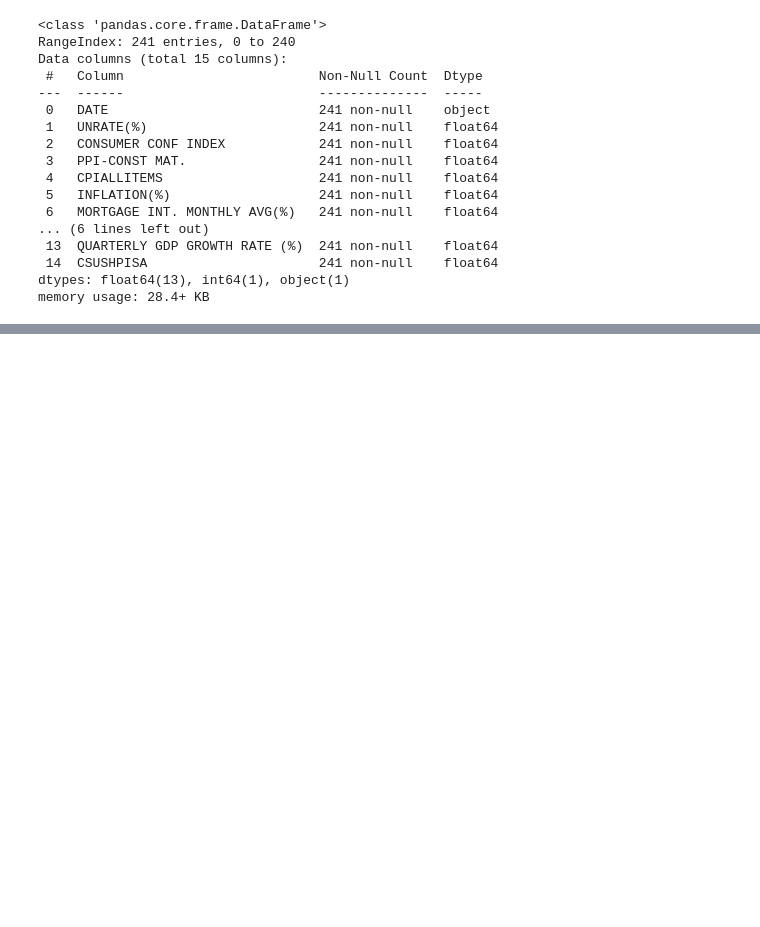
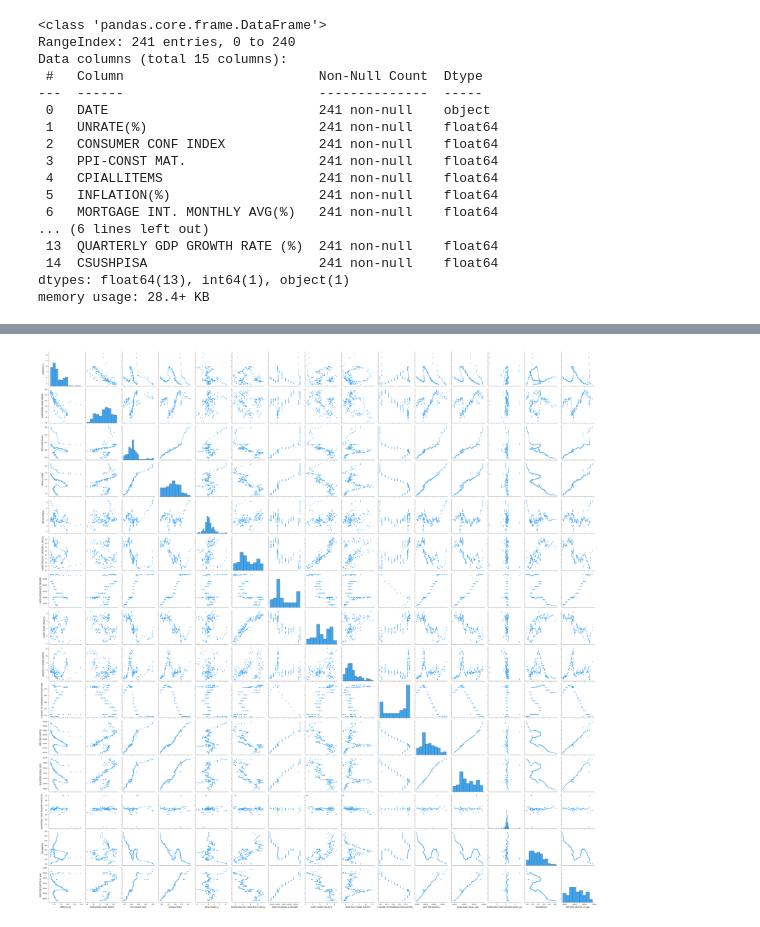
Before and after one commit to hwiminPark/Forecasting_GDP_Per_Capita_in_US, a Jupyter notebook: Forecasting_GDP_Per_Capita_in_US.ipynb, the cells around one changed output, grey strips where cells are left out. Cells and saved outputs as stored; diff of their text form; code cells hidden in the pictures; blank space fills up the shorter version.

```diff
--- a/Forecasting_GDP_Per_Capita_in_US.ipynb
+++ b/Forecasting_GDP_Per_Capita_in_US.ipynb
@@ -101,0 +146,7 @@ data.describe()
+# %%
+# pair plots
+
+sns.pairplot(data)
+plt.show()
+# %% [output]
+[figure, added]
```
Also changed, not shown: parts of 9 cells of this notebook.
